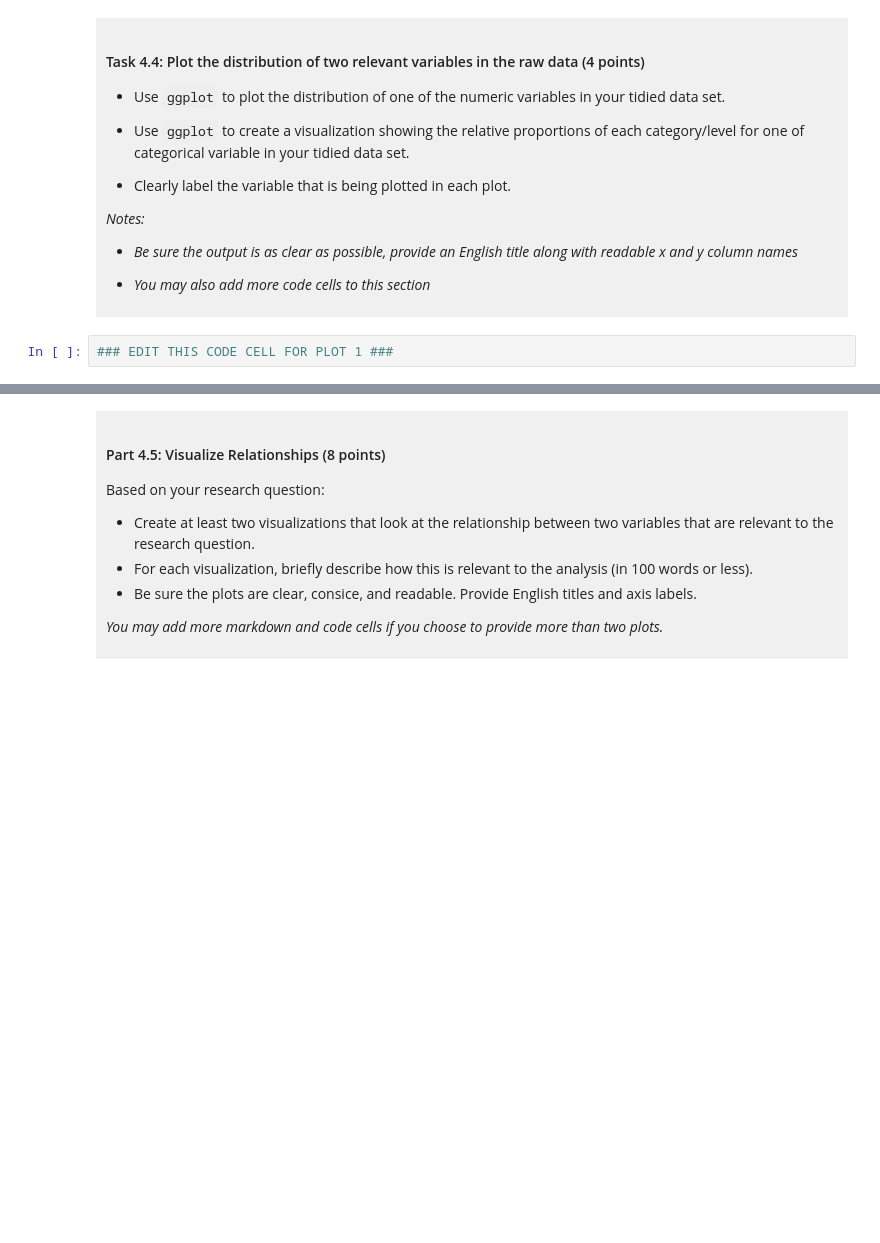
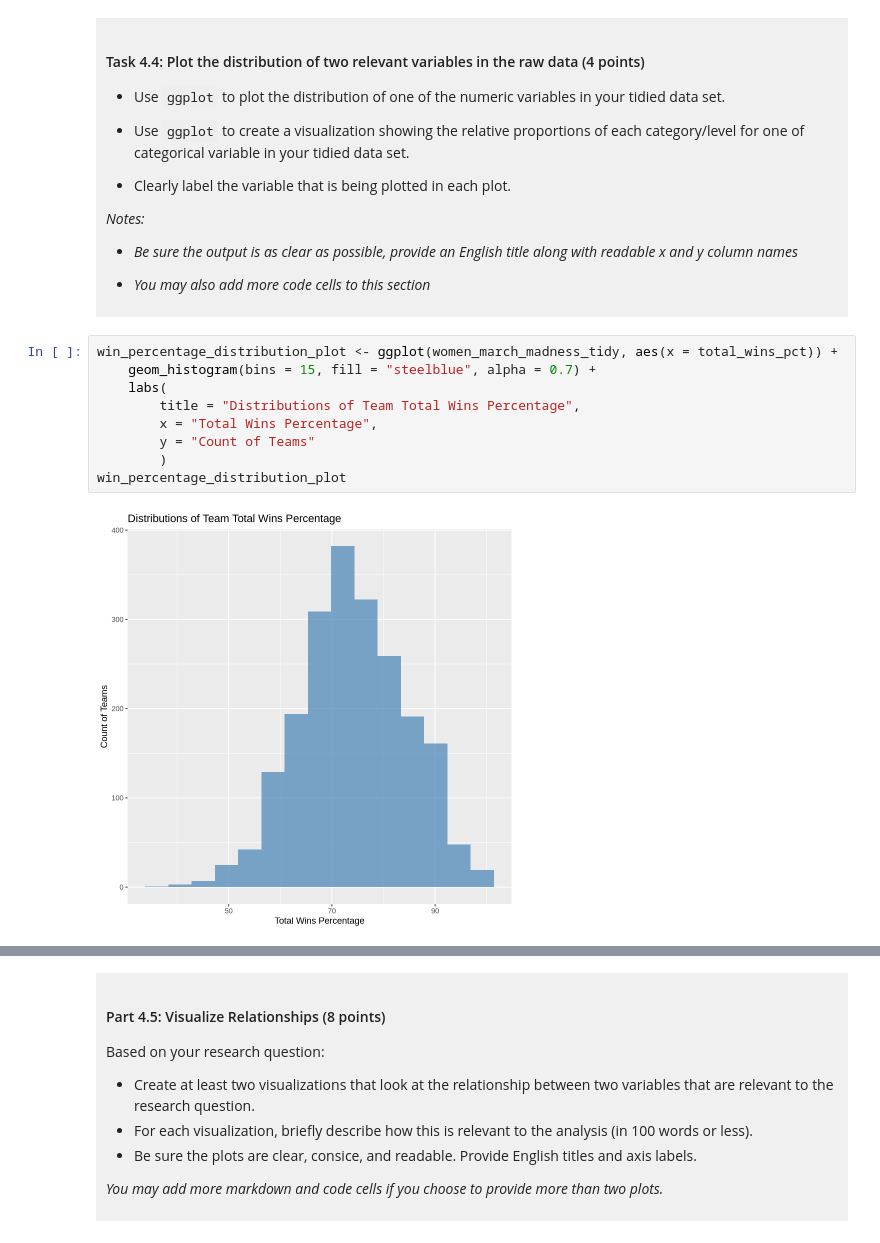
Before and after one commit to zhengwenyu0508/dsci-100-project-wenyu-zheng, a Jupyter notebook: dsci-100-project-notebook.ipynb, the cells around one changed output, grey strips where cells are left out. Drawn from its saved outputs; the diff is of its cells as text; blank space fills up the shorter version.

```diff
--- a/dsci-100-project-notebook.ipynb
+++ b/dsci-100-project-notebook.ipynb
@@ -293,5 +350,14 @@ You will refine your research question (if needed) and produce a tidy data set.
 
 </div>
 # %%
-### EDIT THIS CODE CELL FOR PLOT 1 ###
+win_percentage_distribution_plot <- ggplot(women_march_madness_tidy, aes(x = total_wins_pct)) +
+    geom_histogram(bins = 15, fill = "steelblue", alpha = 0.7) +
+    labs(
+        title = "Distributions of Team Total Wins Percentage",
+        x = "Total Wins Percentage",
+        y = "Count of Teams"
+        )
+win_percentage_distribution_plot
+# %% [output]
+[figure, added]
 # %%
```
Also changed, not shown: parts of 10 cells of this notebook.
